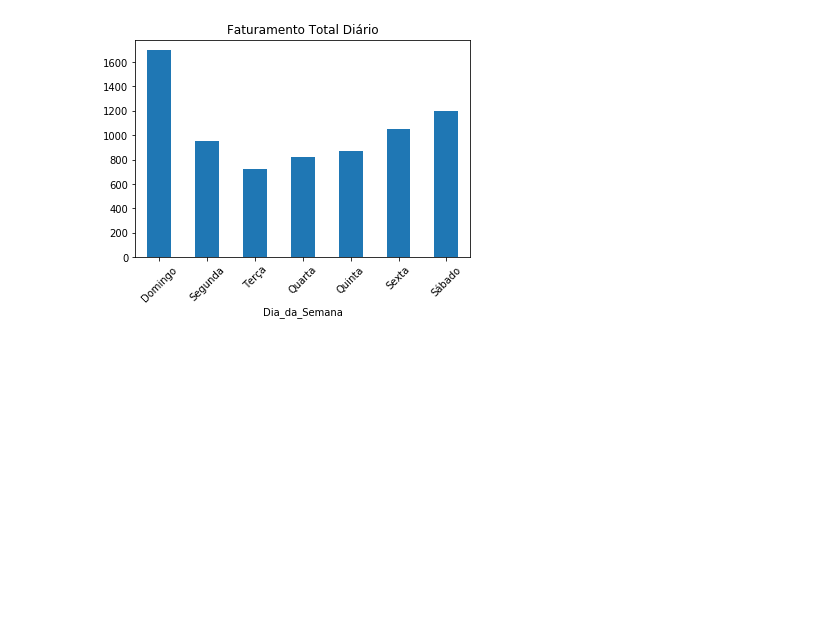
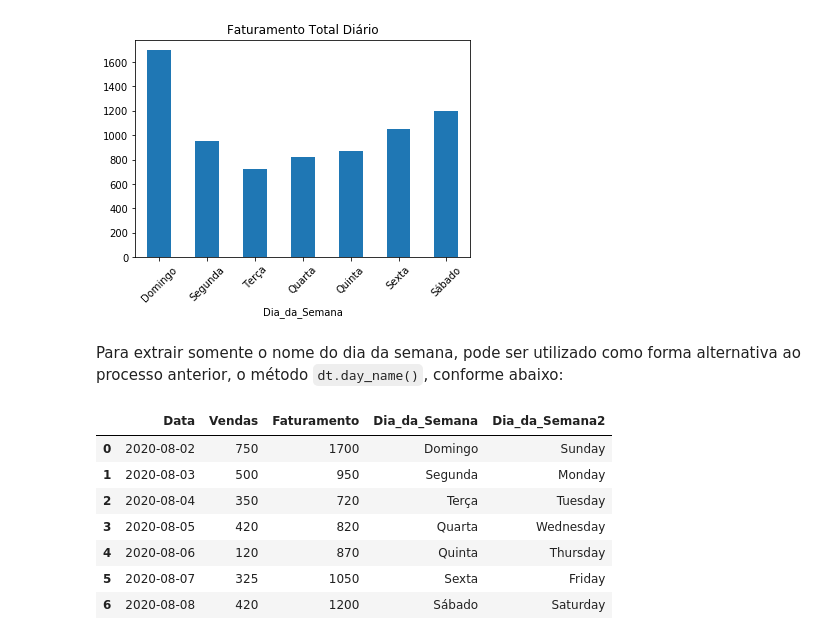
Before and after one commit to janderfg/Articles, a Jupyter notebook: Converting_Date_to_Weekdays.ipynb, the cells around one changed output. Drawn from its saved outputs; the diff is of its cells as text; code cells hidden in the pictures; blank space fills up the shorter version.

```diff
--- a/Converting_Date_to_Weekdays.ipynb
+++ b/Converting_Date_to_Weekdays.ipynb
@@ -73,3 +73,18 @@ df.plot.bar(x='Dia_da_Semana', y='Faturamento', rot=45,
             title="Faturamento Total Diário", legend=False);
 # %% [output]
 [figure]
+# %% [markdown]
+Para extrair somente o nome do dia da semana, pode ser utilizado como forma alternativa ao processo anterior, o método `dt.day_name()`, conforme abaixo:
+# %%
+df['Dia_da_Semana2'] = df['Data'].dt.day_name()
+# %%
+df
+# %% [output]
+|  | Data | Vendas | Faturamento | Dia_da_Semana | Dia_da_Semana2 |
+| 0 | 2020-08-02 | 750 | 1700 | Domingo | Sunday |
+| 1 | 2020-08-03 | 500 | 950 | Segunda | Monday |
+| 2 | 2020-08-04 | 350 | 720 | Terça | Tuesday |
+| 3 | 2020-08-05 | 420 | 820 | Quarta | Wednesday |
+| 4 | 2020-08-06 | 120 | 870 | Quinta | Thursday |
+| 5 | 2020-08-07 | 325 | 1050 | Sexta | Friday |
+| 6 | 2020-08-08 | 420 | 1200 | Sábado | Saturday |
```
